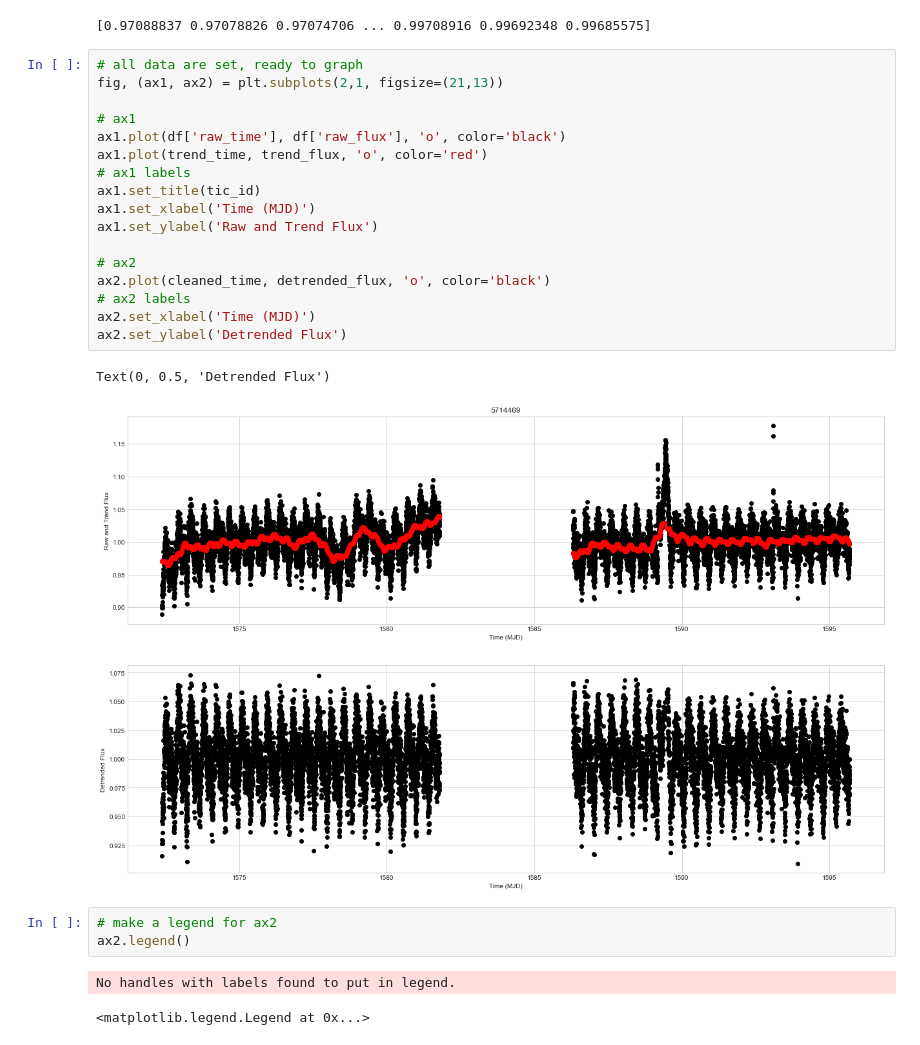
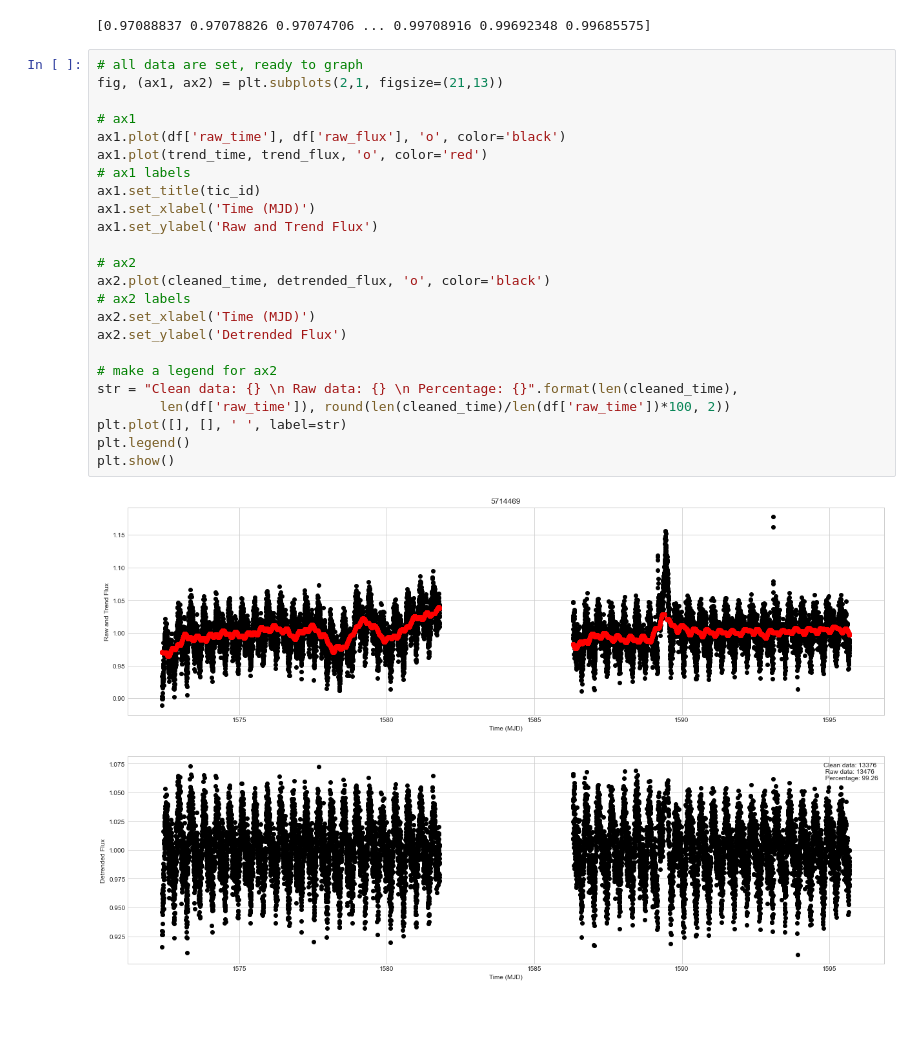
Before and after one commit to HarritonResearchLab/sunnyhills, a Jupyter notebook: personal_epochs/lucas/light_curve_plots.ipynb, the cells around one changed output. Drawn from its saved outputs; the diff is of its cells as text; blank space fills up the shorter version.

```diff
--- a/personal_epochs/lucas/light_curve_plots.ipynb
+++ b/personal_epochs/lucas/light_curve_plots.ipynb
@@ -50,26 +50,26 @@ print(trend_flux)
 # %%
 # all data are set, ready to graph
 fig, (ax1, ax2) = plt.subplots(2,1, figsize=(21,13))
 
 # ax1
 ax1.plot(df['raw_time'], df['raw_flux'], 'o', color='black')
 ax1.plot(trend_time, trend_flux, 'o', color='red')
 # ax1 labels
 ax1.set_title(tic_id)
 ax1.set_xlabel('Time (MJD)')
 ax1.set_ylabel('Raw and Trend Flux')
 
 # ax2
 ax2.plot(cleaned_time, detrended_flux, 'o', color='black')
 # ax2 labels
 ax2.set_xlabel('Time (MJD)')
 ax2.set_ylabel('Detrended Flux')
+
+# make a legend for ax2
+str = "Clean data: {} \n Raw data: {} \n Percentage: {}".format(len(cleaned_time),
+        len(df['raw_time']), round(len(cleaned_time)/len(df['raw_time'])*100, 2))
+plt.plot([], [], ' ', label=str)
+plt.legend()
+plt.show()
 # %% [output]
-Text(0, 0.5, 'Detrended Flux')
-[figure, old version]
+[figure, new version]
-# %%
-# make a legend for ax2
-ax2.legend()
-# %% [output]
-No handles with labels found to put in legend.
-<matplotlib.legend.Legend at 0x...>
```
